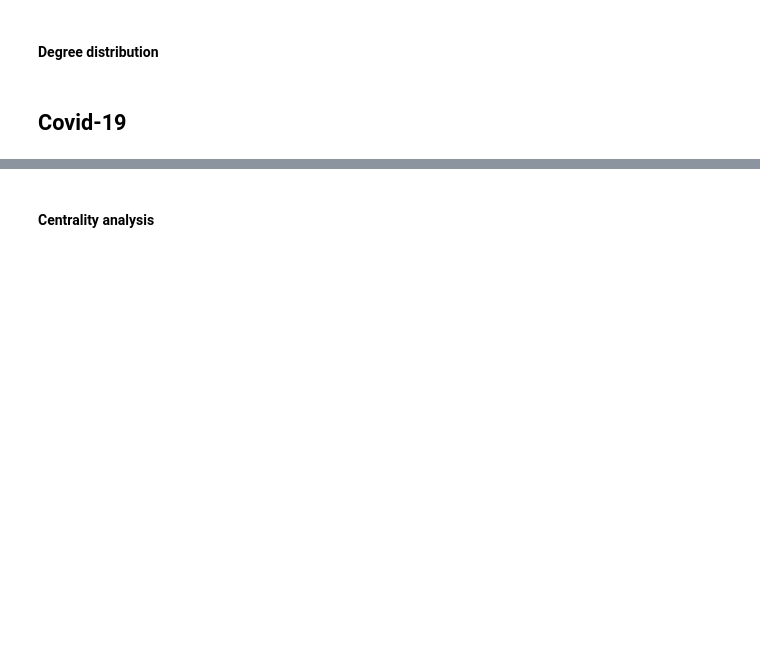
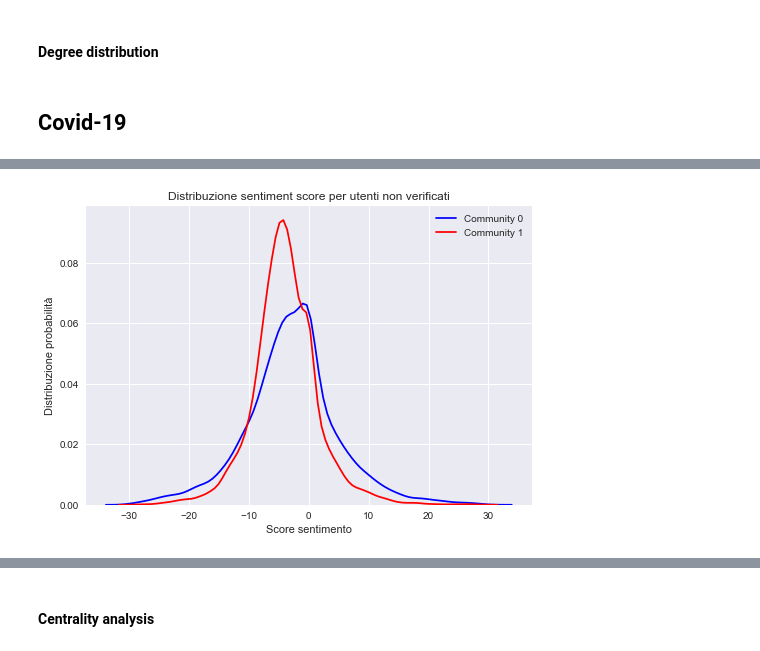
Before and after one commit to Villone96/echo-chambers, a Jupyter notebook: src/Community Analysis.ipynb, the cells around one changed output, grey strips where cells are left out. Saved outputs shown, nothing was run; the diff lists cells and outputs as text; code cells hidden in the pictures; blank space fills up the shorter version.

```diff
--- a/src/Community Analysis.ipynb
+++ b/src/Community Analysis.ipynb
@@ -584,3 +653,7 @@ for node in covid_compact.nodes(data=True):
     covid_metadata.nodes[node[0]]['sentimentComm'] = node[1]['sentimentComm']
 # %%
 covid_19_df = create_graph_df(covid_compact)
+# %%
+def add_to_list(total, partial):
+    total.append(partial)
+    return total
@@ -586,0 +704,4 @@ covid_19_df = create_graph_df(covid_compact)
+# %%
+plot_sent_ver_or_not(covid_compact, covid_metadata, 1)
+# %% [output]
+[figure, added]
```
Also changed, not shown: parts of 11 cells of this notebook, 32 other files.
